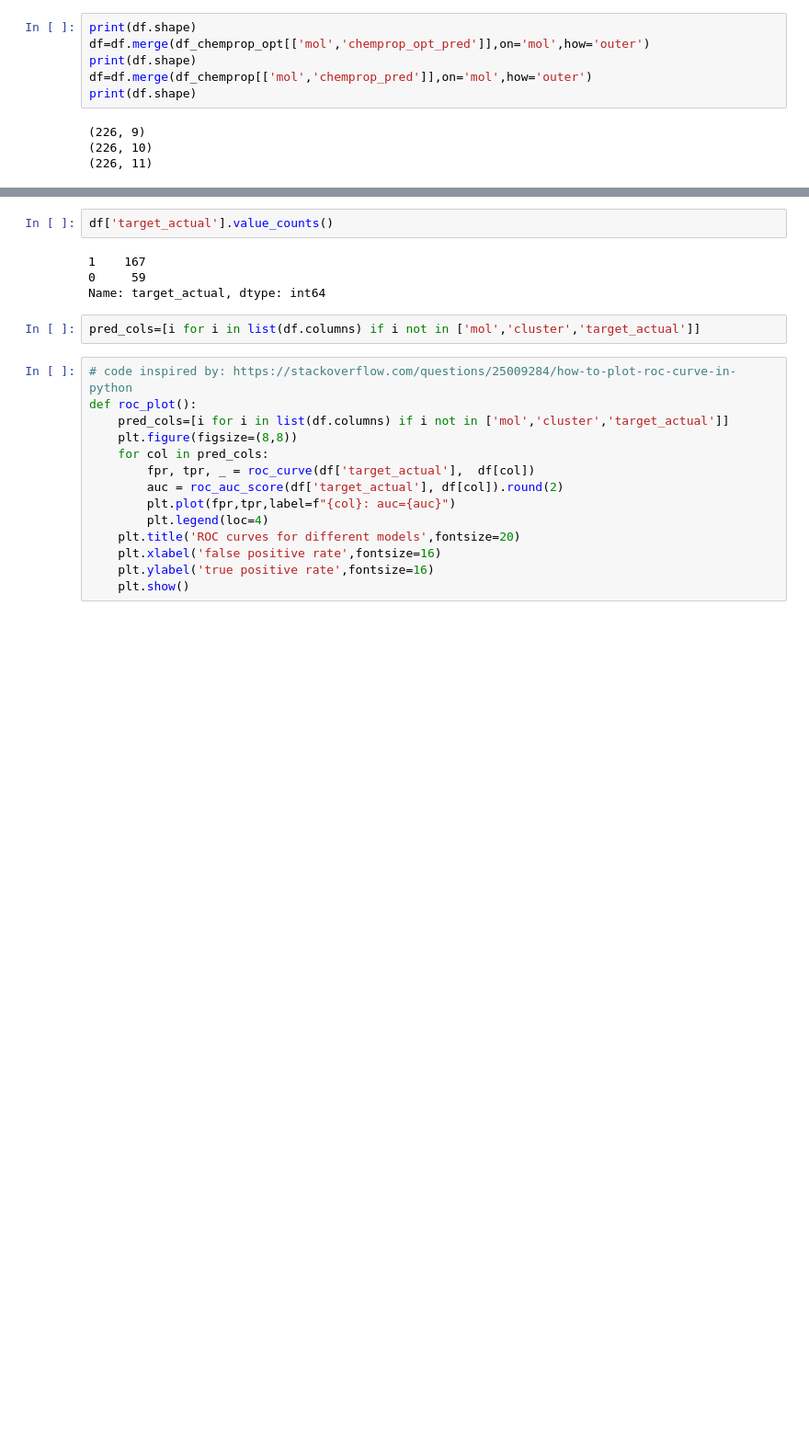
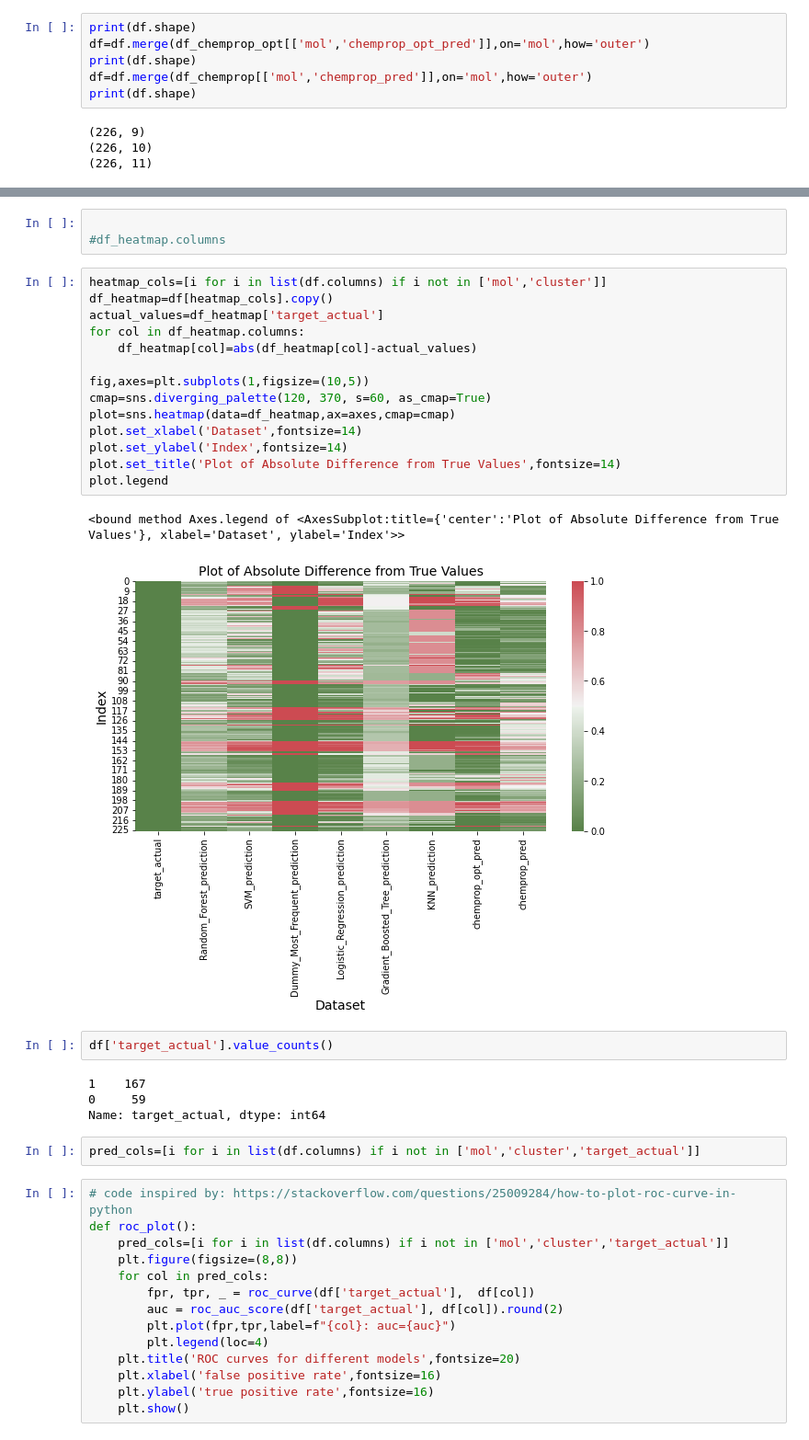
Before and after one commit to PJMichaels/Chemistry-Capstone, a Jupyter notebook: Bace_Eval.ipynb, the cells around one changed output, grey strips where cells are left out. Shown at 92% size. Drawn from its saved outputs; the diff is of its cells as text; blank space fills up the shorter version.

```diff
--- a/Bace_Eval.ipynb
+++ b/Bace_Eval.ipynb
@@ -84,6 +84,26 @@ df.head(5)
 | 2 | Clc1cc2CC([NH+]=C(N[C@@H](Cc3cscc... | 0 | 1 | 0.69 | 0.827985 | 1.0 | ... |
 | 3 | Clc1cc2CC([NH+]=C(N[C@@H](Cc3cscc... | 0 | 1 | 0.82 | 0.913416 | 1.0 | ... |
 | 4 | S1(=O)(=O)NCC2(N1c1cc(F)ccc1)CC([... | 1 | 0 | 0.12 | 0.862242 | 1.0 | ... |
+# %%
+
+#df_heatmap.columns
+# %%
+heatmap_cols=[i for i in list(df.columns) if i not in ['mol','cluster']]
+df_heatmap=df[heatmap_cols].copy()
+actual_values=df_heatmap['target_actual']
+for col in df_heatmap.columns:
+    df_heatmap[col]=abs(df_heatmap[col]-actual_values)
+
+fig,axes=plt.subplots(1,figsize=(10,5))
+cmap=sns.diverging_palette(120, 370, s=60, as_cmap=True)
+plot=sns.heatmap(data=df_heatmap,ax=axes,cmap=cmap)
+plot.set_xlabel('Dataset',fontsize=14)
+plot.set_ylabel('Index',fontsize=14)
+plot.set_title('Plot of Absolute Difference from True Values',fontsize=14)
+plot.legend
+# %% [output]
+<bound method Axes.legend of <AxesSubplot:title={'center':'Plot of Absolute Difference from True Values'}, xlabel='Dataset', ylabel='Index'>>
+[figure, added]
 # %%
 df['target_actual'].value_counts()
 # %% [output]
```
Also changed, not shown: parts of 8 cells of this notebook.
